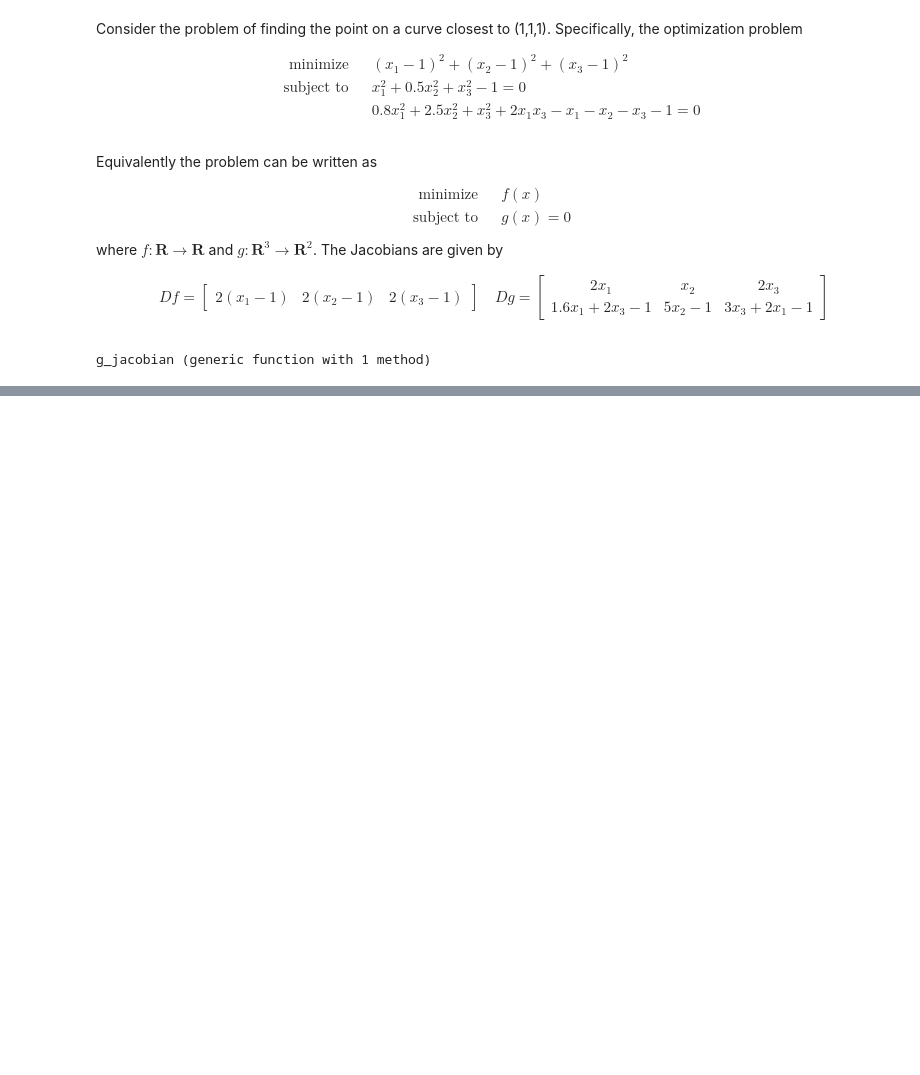
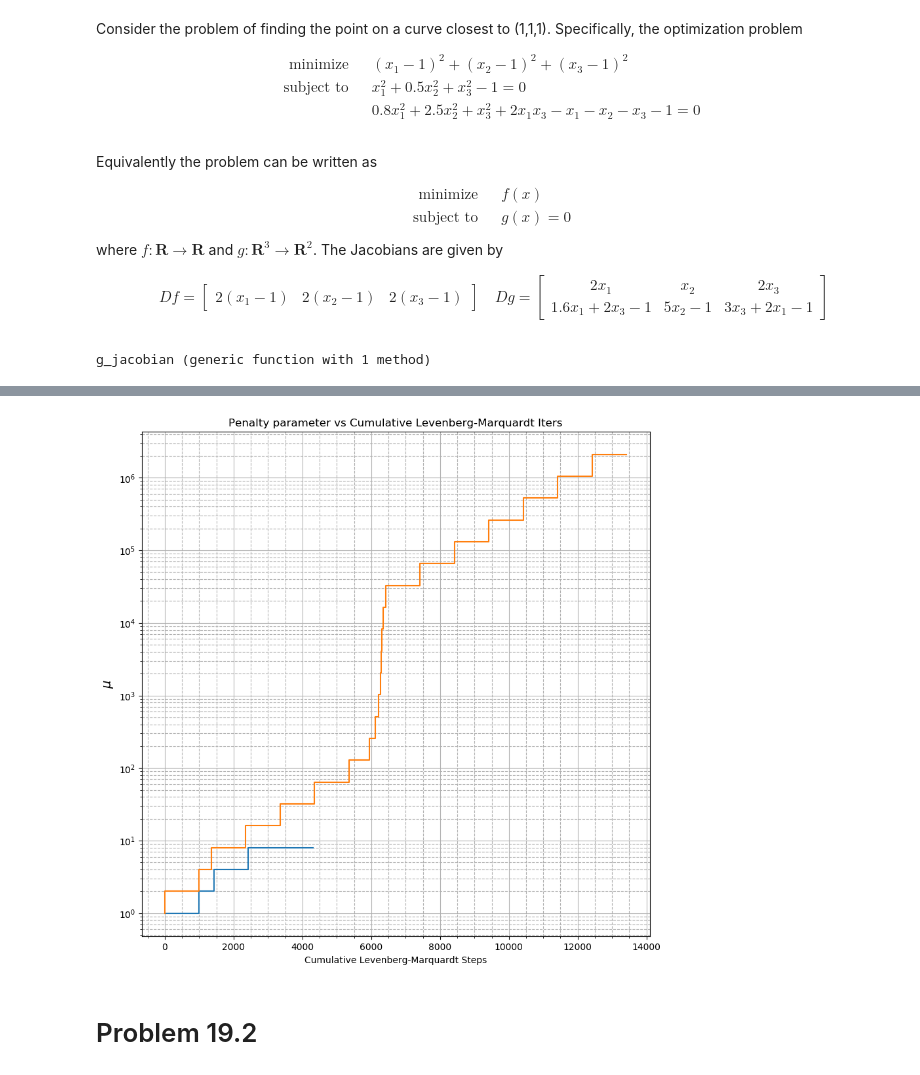
Before and after one commit to chaaland/AppliedLinAlg, a Jupyter notebook: Chapter19.ipynb, the cells around one changed output, grey strips where cells are left out. Cells and saved outputs as stored; diff of their text form; code cells hidden in the pictures; blank space fills up the shorter version.

```diff
--- a/Chapter19.ipynb
+++ b/Chapter19.ipynb
@@ -61,0 +101,18 @@ penalty_algo((3,3), f::Function, J1::Function, g::Function, J2::Function; xinit=
+# %%
+figure(figsize=(10,10))
+
+semilogy(1.0, 1.0,"w");
+step(cume_iters_al[:], mu_al[:]);
+step(cume_iters_p[:], mu_p[:]);
+
+title("Penalty parameter vs Cumulative Levenberg-Marquardt Iters");
+xlabel("Cumulative Levenberg-Marquardt Steps");
+ylabel(L"$\mu$", fontsize=14);
+
+grid(true, which="major");
+grid(true, which="minor",linestyle="--");
+PyPlot.minorticks_on()
+# %% [output]
+[figure, added]
+# %% [markdown]
+# Problem 19.2 #
```
Also changed, not shown: parts of 6 cells of this notebook, 6 other files.
